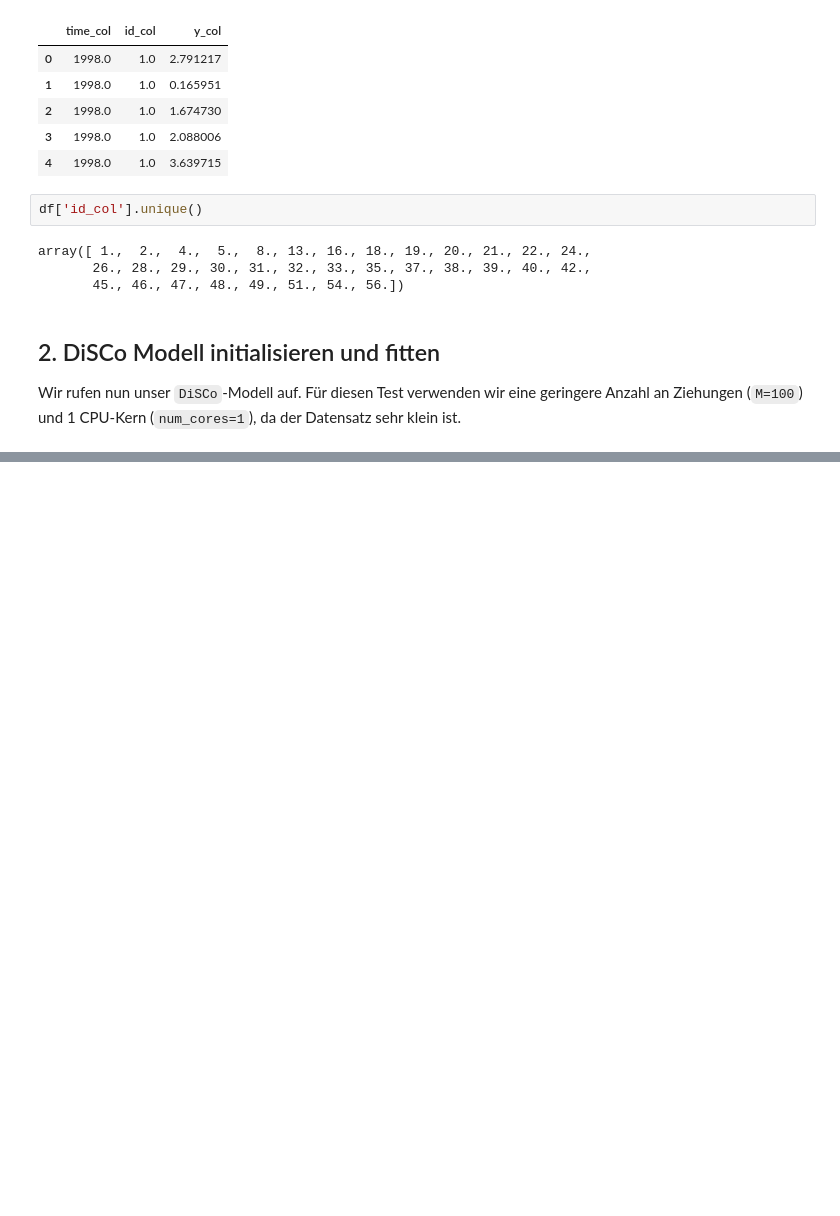
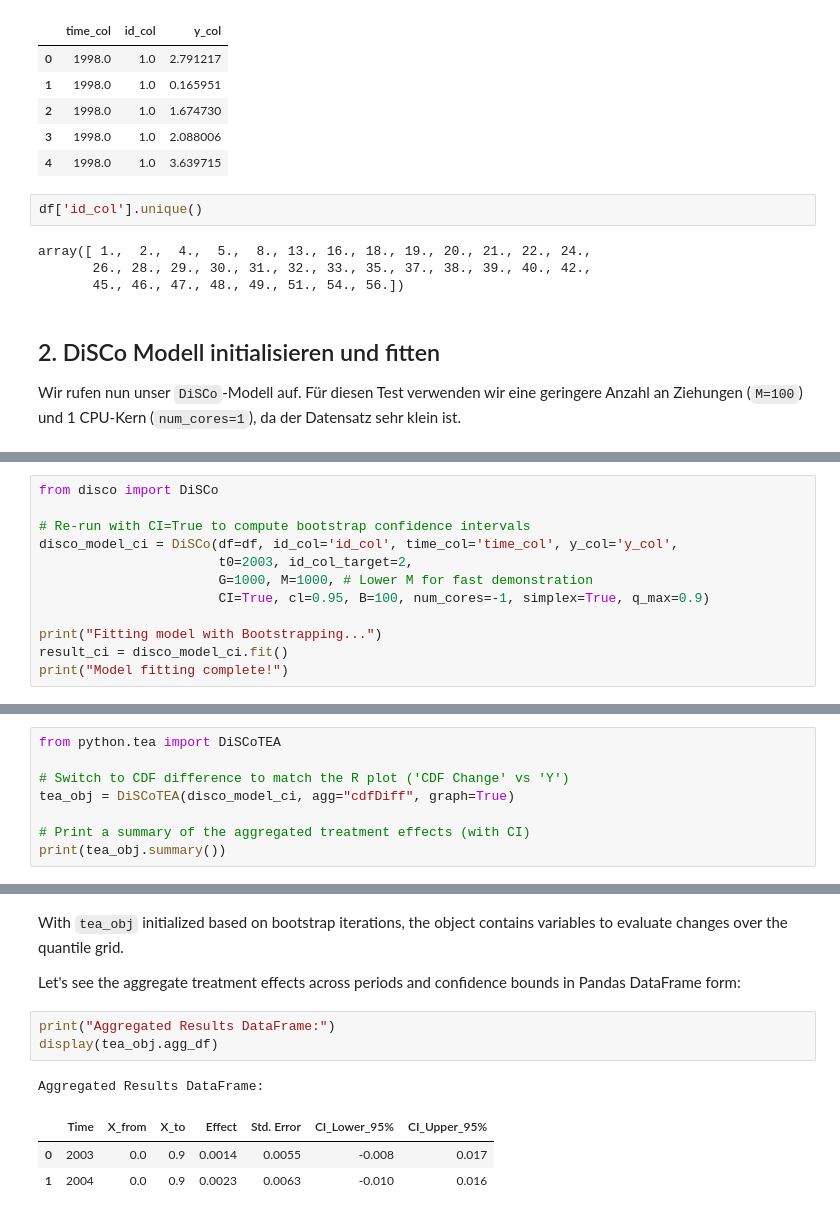
Before and after one commit to alexanderhxs/DiSCos, a Jupyter notebook: python/test_disco.ipynb, the cells around one changed output, grey strips where cells are left out. Drawn from its saved outputs; the diff is of its cells as text; blank space fills up the shorter version.

```diff
--- a/python/test_disco.ipynb
+++ b/python/test_disco.ipynb
@@ -91,0 +123,12 @@ dtype: float64
+# %%
+from disco import DiSCo
+
+# Re-run with CI=True to compute bootstrap confidence intervals
+disco_model_ci = DiSCo(df=df, id_col='id_col', time_col='time_col', y_col='y_col',
+                       t0=2003, id_col_target=2,
+                       G=1000, M=1000, # Lower M for fast demonstration
+                       CI=True, cl=0.95, B=100, num_cores=-1, simplex=True, q_max=0.9)
+
+print("Fitting model with Bootstrapping...")
+result_ci = disco_model_ci.fit()
+print("Model fitting complete!")
@@ -91,0 +176,8 @@ dtype: float64
+# %%
+from python.tea import DiSCoTEA
+
+# Switch to CDF difference to match the R plot ('CDF Change' vs 'Y')
+tea_obj = DiSCoTEA(disco_model_ci, agg="cdfDiff", graph=True)
+
+# Print a summary of the aggregated treatment effects (with CI)
+print(tea_obj.summary())
@@ -91,0 +195,12 @@ dtype: float64
+# %% [markdown]
+With `tea_obj` initialized based on bootstrap iterations, the object contains variables to evaluate changes over the quantile grid.
+
+Let's see the aggregate treatment effects across periods and confidence bounds in Pandas DataFrame form:
+# %%
+print("Aggregated Results DataFrame:")
+display(tea_obj.agg_df)
+# %% [output]
+Aggregated Results DataFrame:
+|  | Time | X_from | X_to | Effect | Std. Error | CI_Lower_95% | CI_Upper_95% |
+| 0 | 2003 | 0.0 | 0.9 | 0.0014 | 0.0055 | -0.008 | 0.017 |
+| 1 | 2004 | 0.0 | 0.9 | 0.0023 | 0.0063 | -0.010 | 0.016 |
```
Also changed, not shown: parts of 12 cells of this notebook, 6 other files.
